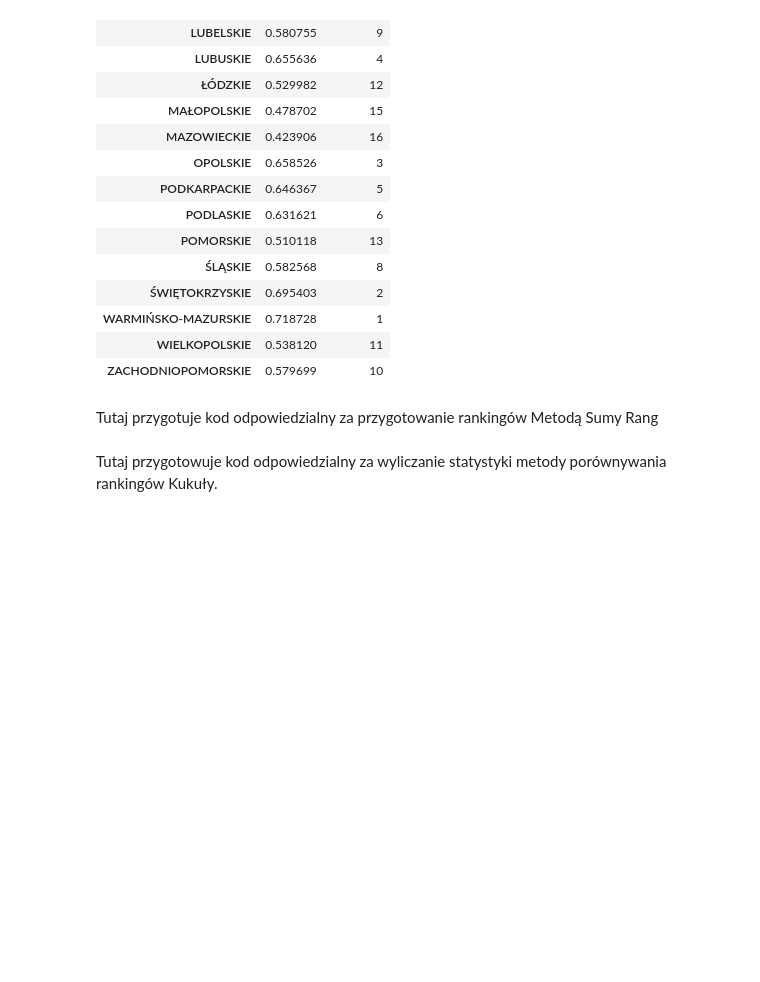
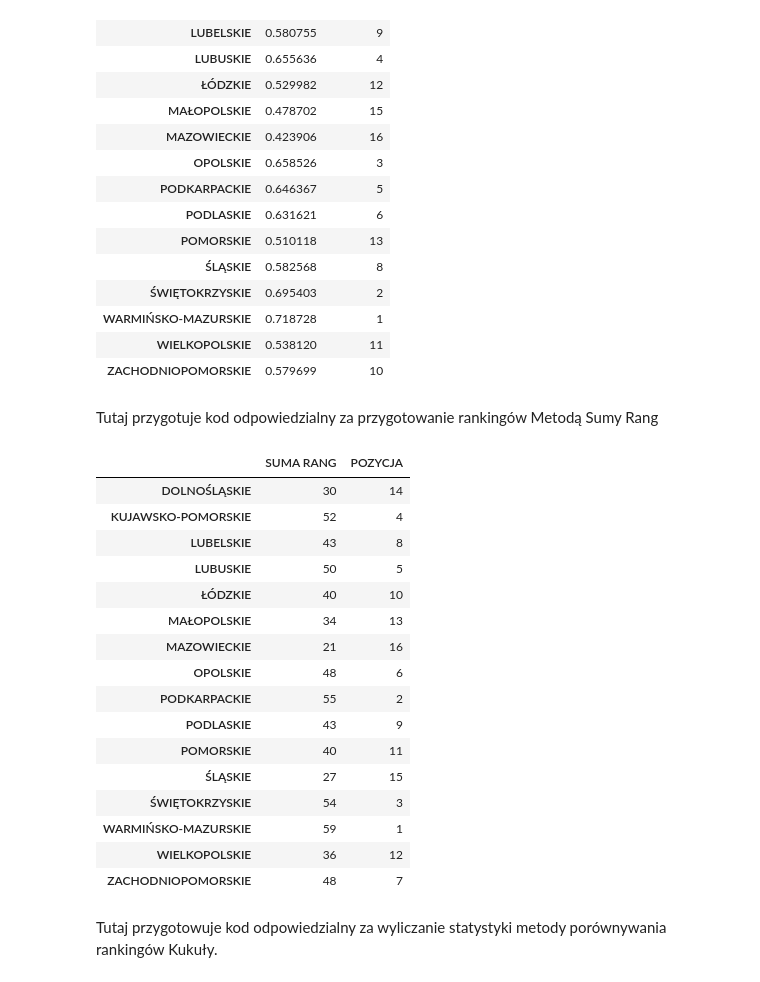
Before and after one commit to Sillem/suicide_study, a Jupyter notebook: Projekt_EP.ipynb, the cells around one changed output. Cells and saved outputs as stored; diff of their text form; code cells hidden in the pictures; blank space fills up the shorter version.

```diff
--- a/Projekt_EP.ipynb
+++ b/Projekt_EP.ipynb
@@ -337,6 +337,48 @@ dysonans
 | ZACHODNIOPOMORSKIE | 0.579699 | 10 |
 # %% [markdown]
 Tutaj przygotuje kod odpowiedzialny za przygotowanie rankingów Metodą Sumy Rang
+# %%
+def metoda_suma_rang(df, stym_czy_destym):
+
+  def standaryzacja_metoda_suma_rang(df, stym_czy_destym):
+    df_copy = df.copy()
+    if df.columns.shape[0] != len(stym_czy_destym):
+      raise ValueError("Liczba elementów wektora określającego charakter zmiennych i liczba kolumn są różne.")
+    for numer, col in enumerate(df.columns):
+      if stym_czy_destym[numer] == 's':
+        df_copy[col] = np.argsort(np.argsort(df_copy[col])) + 1
+      elif stym_czy_destym[numer] == 'd':
+        df_copy[col] = np.argsort(np.argsort(-df_copy[col])) + 1
+      else:
+        raise ValueError("Podano inny parametr w wektorze określającym charakter zmiennych niż 's' i 'd'.")
+    return df_copy
+  df = standaryzacja_metoda_suma_rang(df, stym_czy_destym)
+
+  MSM = df.sum(axis=1)
+  ranks = np.argsort(np.argsort(-MSM)) + 1
+  return pd.DataFrame(data={'SUMA RANG':MSM, 'POZYCJA':ranks}, index=df.index)
+
+
+suma_rang = metoda_suma_rang(yearly_data[2021], ['d','d','s', 's', 's'])
+suma_rang
+# %% [output]
+|  | SUMA RANG | POZYCJA |
+| DOLNOŚLĄSKIE | 30 | 14 |
+| KUJAWSKO-POMORSKIE | 52 | 4 |
+| LUBELSKIE | 43 | 8 |
+| LUBUSKIE | 50 | 5 |
+| ŁÓDZKIE | 40 | 10 |
+| MAŁOPOLSKIE | 34 | 13 |
+| MAZOWIECKIE | 21 | 16 |
+| OPOLSKIE | 48 | 6 |
+| PODKARPACKIE | 55 | 2 |
+| PODLASKIE | 43 | 9 |
+| POMORSKIE | 40 | 11 |
+| ŚLĄSKIE | 27 | 15 |
+| ŚWIĘTOKRZYSKIE | 54 | 3 |
+| WARMIŃSKO-MAZURSKIE | 59 | 1 |
+| WIELKOPOLSKIE | 36 | 12 |
+| ZACHODNIOPOMORSKIE | 48 | 7 |
 # %% [markdown]
 Tutaj przygotowuje kod odpowiedzialny za wyliczanie statystyki metody porównywania rankingów Kukuły.
 # %%
```
